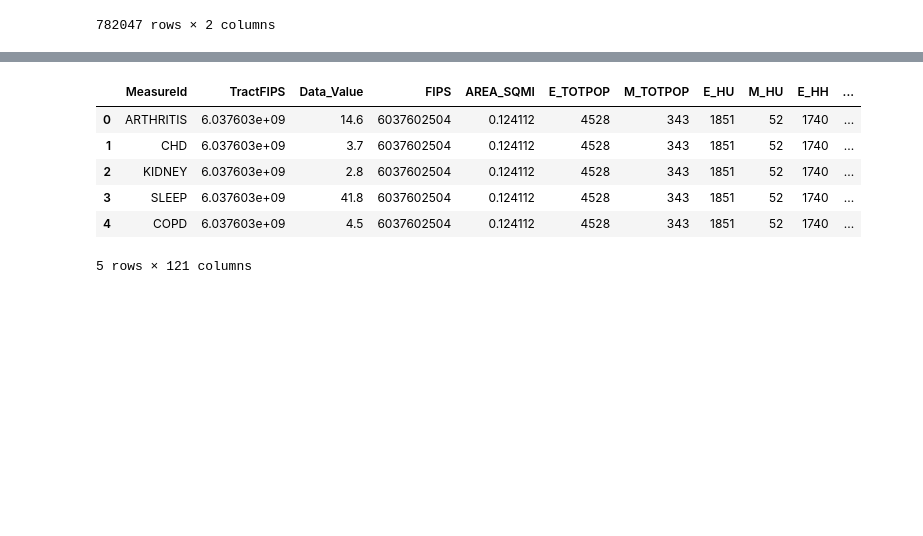
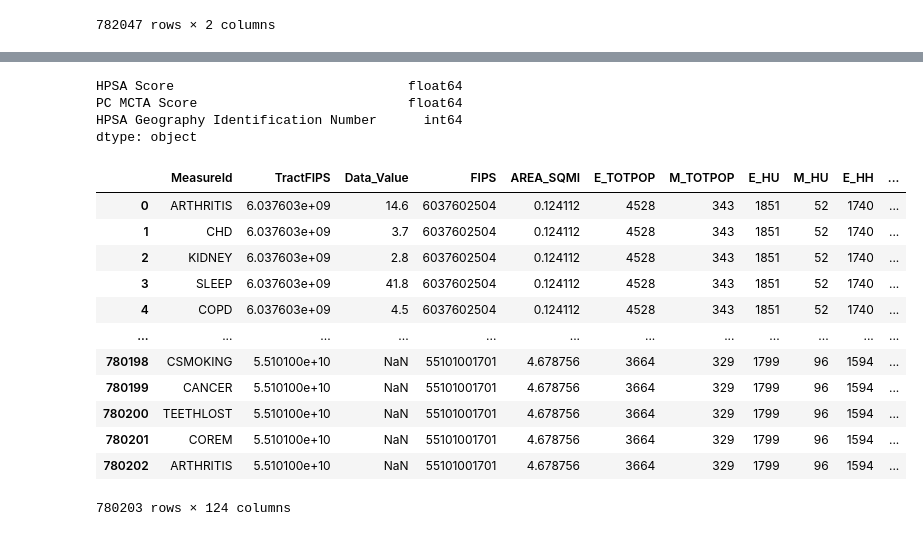
Before and after one commit to jonas060/SDOH, a Jupyter notebook: CSCI_8980_Project_GP.ipynb, the cells around one changed output, grey strips where cells are left out. Saved outputs shown, nothing was run; the diff lists cells and outputs as text; code cells hidden in the pictures; blank space fills up the shorter version.

```diff
--- a/CSCI_8980_Project_GP.ipynb
+++ b/CSCI_8980_Project_GP.ipynb
@@ -61,3 +87,10 @@ cdc_svi_2016_full.head()
 | 3 | 4 | ARIZONA | AZ | 4012 | La Paz | 4012980000 | Census Tract 9800, La Paz County,... | 611.591274 | 0 | 12 | ... |
 | 4 | 4 | ARIZONA | AZ | 4013 | Maricopa | 4013980700 | Census Tract 9807, Maricopa Count... | 32.778914 | 0 | 12 | ... |
 5 rows × 124 columns
+# %%
+csd_to_ct_2010 = pd.read_csv("CSD_to_CT_2010.csv", dtype=str)
+csd_to_ct_2010['csd'] = csd_to_ct_2010['county'] + csd_to_ct_2010['cousubfp']
+csd_to_ct_2010['ct'] = csd_to_ct_2010['county'] + csd_to_ct_2010['tract'].str.replace(".", "")
+# csd_to_ct_2010 = csd_to_ct_2010['ct'].isna()
+csd_to_ct_2010 = csd_to_ct_2010.loc[:, ['county', 'csd', 'ct']]
+csd_to_ct_2010
@@ -88,3 +135,7 @@ ct_500_cities.loc[:, ['TractFIPS', 'Data_Value']]
 | 810101 | 5.508701e+10 | 27.0 |
 | 810102 | 5.305307e+10 | 78.6 |
 782047 rows × 2 columns
+# %%
+hpsa_pc_full = pd.read_csv("BCD_HPSA_FCT_DET_PC.csv") # Health Professional Shortage Area - Primary Care
+hpsa_dh_full = pd.read_csv("BCD_HPSA_FCT_DET_DH.csv") # Health Professional Shortage Area - Dental Health
+hpsa_dh_full.head()
@@ -91,12 +189,66 @@ ct_500_cities.loc[:, ['TractFIPS', 'Data_Value']]
+# %%
+hpsa_pc_cty = hpsa_pc_condensed[hpsa_pc_condensed['HPSA Component Type Code'] == 'SCTY'].drop(columns=['HPSA Component Type Code'])
+hpsa_pc_csd = hpsa_pc_condensed[hpsa_pc_condensed['HPSA Component Type Code'] == 'CSD'].drop(columns=['HPSA Component Type Code']) #Tricky here because some areas are defined by CSD and others CT or CTY.
+hpsa_pc_ct = hpsa_pc_condensed[hpsa_pc_condensed['HPSA Component Type Code'] == 'CT'].drop(columns=['HPSA Component Type Code'])
+
+hpsa_pc_csd_with_ct = hpsa_pc_csd.merge(csd_to_ct_2010, left_on='HPSA Geography Identification Number', right_on='csd', how='inner')
+hpsa_pc_ct_copy = hpsa_pc_ct[['HPSA Geography Identification Number']].rename(columns={'HPSA Geography Identification Number': 'HPSA Geography Identification Number_ct'})
+# hpsa_pc_ct_copy
+merge_csd_ct = hpsa_pc_csd_with_ct.merge(hpsa_pc_ct_copy, left_on='ct', right_on='HPSA Geography Identification Number_ct', how='left', indicator=True)
+
+merge_csd_ct = merge_csd_ct[(merge_csd_ct['_merge'] != 'both')] # Drop records where the crosswalked census tract is already in the census tract dataframe
+merge_csd_ct['HPSA Geography Identification Number'] = merge_csd_ct['ct'] # Update 'HPSA Geography Identification Number' to CT
+
+merge_csd_ct.drop(columns=['county', 'csd', 'ct', 'HPSA Geography Identification Number_ct', '_merge'], inplace=True)
+merge_csd_ct = merge_csd_ct.drop_duplicates()
+
+merge_csd_ct_uniques = merge_csd_ct.drop_duplicates(subset='HPSA Geography Identification Number', keep=False, ignore_index=True)
+merge_csd_ct_duplicates = merge_csd_ct[merge_csd_ct.duplicated(subset='HPSA Geography Identification Number', keep=False)].groupby(['HPSA Geography Identification Number']).agg({'HPSA Score': 'mean', 'PC MCTA Score': 'mean'}) # When the CT is duplicated, take the mean of the other scores.
+merge_csd_ct_duplicates.reset_index(inplace=True)
+merge_csd_ct = pd.concat([merge_csd_ct_uniques, merge_csd_ct_duplicates], ignore_index=True)
+
+hpsa_pc_cty_with_ct = hpsa_pc_cty.merge(csd_to_ct_2010, left_on='HPSA Geography Identification Number', right_on='county', how='inner')
+
+merge_csd_ct_copy = merge_csd_ct[['HPSA Geography Identification Number']].rename(columns={'HPSA Geography Identification Number': 'HPSA Geography Identification Number_ct'})
+merge_cty_ct = hpsa_pc_cty_with_ct.merge(merge_csd_ct_copy, left_on='ct', right_on='HPSA Geography Identification Number_ct', how='left', indicator=True)
+
+merge_cty_ct = merge_cty_ct[(merge_cty_ct['_merge'] != 'both')] # Drop records where the crosswalked census tract is already in the census tract dataframe
+merge_cty_ct['HPSA Geography Identification Number'] = merge_cty_ct['ct'] # Update 'HPSA Geography Identification Number' to CT
+
+merge_cty_ct.drop(columns=['county', 'csd', 'ct', 'HPSA Geography Identification Number_ct', '_merge'], inplace=True)
+merge_cty_ct = merge_cty_ct.drop_duplicates()
+
+merge_cty_ct_uniques = merge_cty_ct.drop_duplicates(subset='HPSA Geography Identification Number', keep=False, ignore_index=True)
+merge_cty_ct_duplicates = merge_cty_ct[merge_cty_ct.duplicated(subset='HPSA Geography Identification Number', keep=False)].groupby(['HPSA Geography Identification Number']).agg({'HPSA Score': 'mean', 'PC MCTA Score': 'mean'}) # When the CT is duplicated, take the mean of the other scores.
+merge_cty_ct_duplicates.reset_index(inplace=True)
+merge_cty_ct = pd.concat([merge_cty_ct_uniques, merge_cty_ct_duplicates], ignore_index=True)
+merge_all_hpsa = pd.concat([hpsa_pc_ct, merge_csd_ct, merge_cty_ct])
+merge_all_hpsa['HPSA Geography Identification Number'] = merge_all_hpsa['HPSA Geography Identification Number'].astype('int64')
+merge_all_hpsa.dtypes
+# len(set(merge_all['HPSA Geography Identification Number']))
+# %% [output]
+HPSA Score                              float64
+PC MCTA Score                           float64
+HPSA Geography Identification Number      int64
+dtype: object
 # %%
-merged = pd.merge(ct_500_cities.loc[:, ['MeasureId', 'TractFIPS', 'Data_Value']], cdc_svi_2016, left_on=['TractFIPS'], right_on=['FIPS'], how='inner')
+merge_all_data = pd.merge(ct_500_cities.loc[:, ['MeasureId', 'TractFIPS', 'Data_Value']], cdc_svi_2016, left_on=['TractFIPS'], right_on=['FIPS'], how='inner')
+merge_all_data = pd.merge(merge_all_data, merge_all_hpsa, left_on=['TractFIPS'], right_on=['HPSA Geography Identification Number'], how='left')
 # merged_imputed = pd.merge(ct_500_cities.loc[:, ['MeasureId', 'TractFIPS', 'Data_Value']], cdc_svi_2016_imputed, left_on=['TractFIPS'], right_on=['FIPS'], how='inner')
-merged.head()
+merge_all_data[['HPSA Score', 'PC MCTA Score']] = merge_all_data[['HPSA Score', 'PC MCTA Score']].fillna(0)
+# merge_data
+merge_all_data
 # %% [output]
 |  | MeasureId | TractFIPS | Data_Value | FIPS | AREA_SQMI | E_TOTPOP | M_TOTPOP | E_HU | M_HU | E_HH | ... |
 | 0 | ARTHRITIS | 6.037603e+09 | 14.6 | 6037602504 | 0.124112 | 4528 | 343 | 1851 | 52 | 1740 | ... |
 | 1 | CHD | 6.037603e+09 | 3.7 | 6037602504 | 0.124112 | 4528 | 343 | 1851 | 52 | 1740 | ... |
 | 2 | KIDNEY | 6.037603e+09 | 2.8 | 6037602504 | 0.124112 | 4528 | 343 | 1851 | 52 | 1740 | ... |
 | 3 | SLEEP | 6.037603e+09 | 41.8 | 6037602504 | 0.124112 | 4528 | 343 | 1851 | 52 | 1740 | ... |
 | 4 | COPD | 6.037603e+09 | 4.5 | 6037602504 | 0.124112 | 4528 | 343 | 1851 | 52 | 1740 | ... |
+| ... | ... | ... | ... | ... | ... | ... | ... | ... | ... | ... | ... |
+| 780198 | CSMOKING | 5.510100e+10 | NaN | 55101001701 | 4.678756 | 3664 | 329 | 1799 | 96 | 1594 | ... |
+| 780199 | CANCER | 5.510100e+10 | NaN | 55101001701 | 4.678756 | 3664 | 329 | 1799 | 96 | 1594 | ... |
+| 780200 | TEETHLOST | 5.510100e+10 | NaN | 55101001701 | 4.678756 | 3664 | 329 | 1799 | 96 | 1594 | ... |
+| 780201 | COREM | 5.510100e+10 | NaN | 55101001701 | 4.678756 | 3664 | 329 | 1799 | 96 | 1594 | ... |
+| 780202 | ARTHRITIS | 5.510100e+10 | NaN | 55101001701 | 4.678756 | 3664 | 329 | 1799 | 96 | 1594 | ... |
-5 rows × 121 columns
+780203 rows × 124 columns
```
Also changed, not shown: parts of 22 cells of this notebook.
